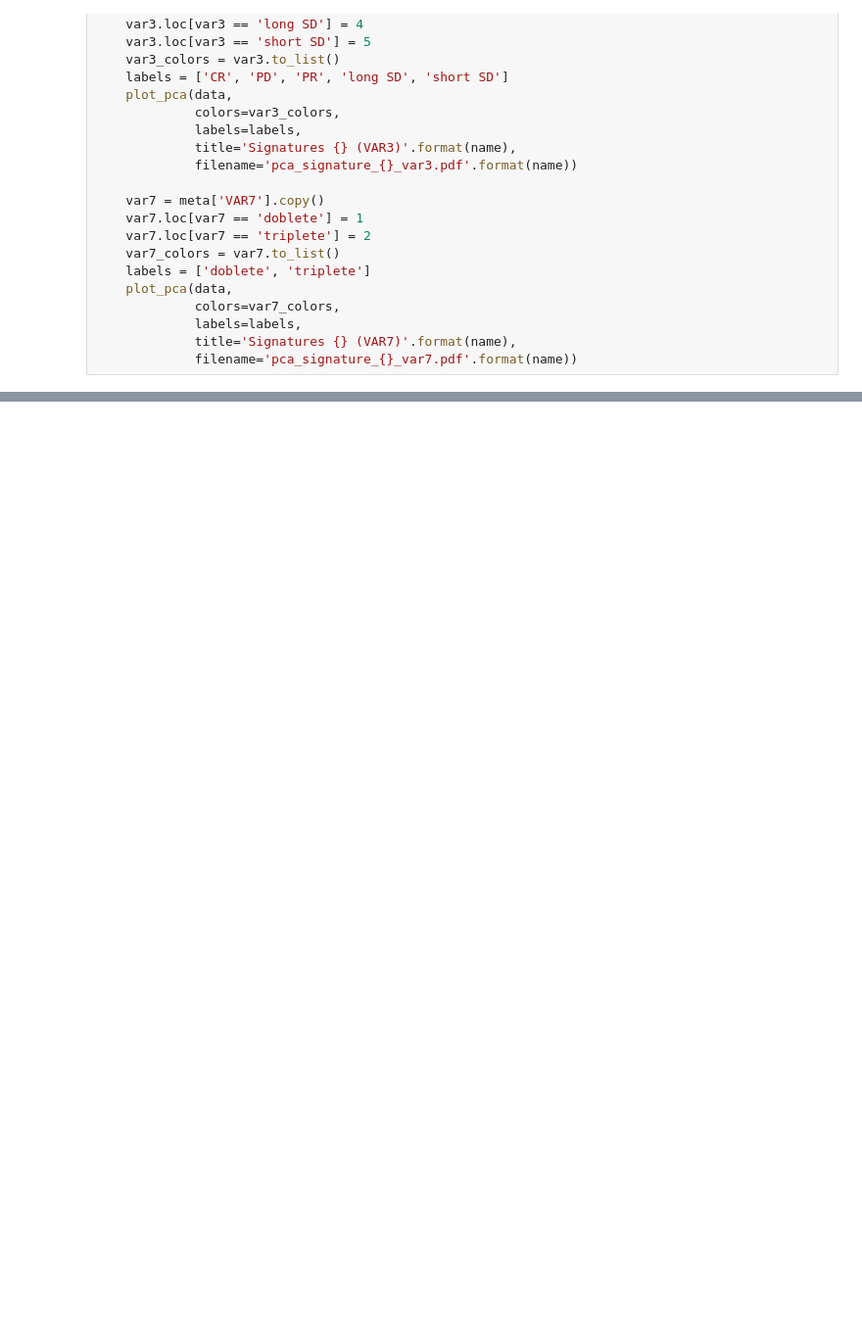
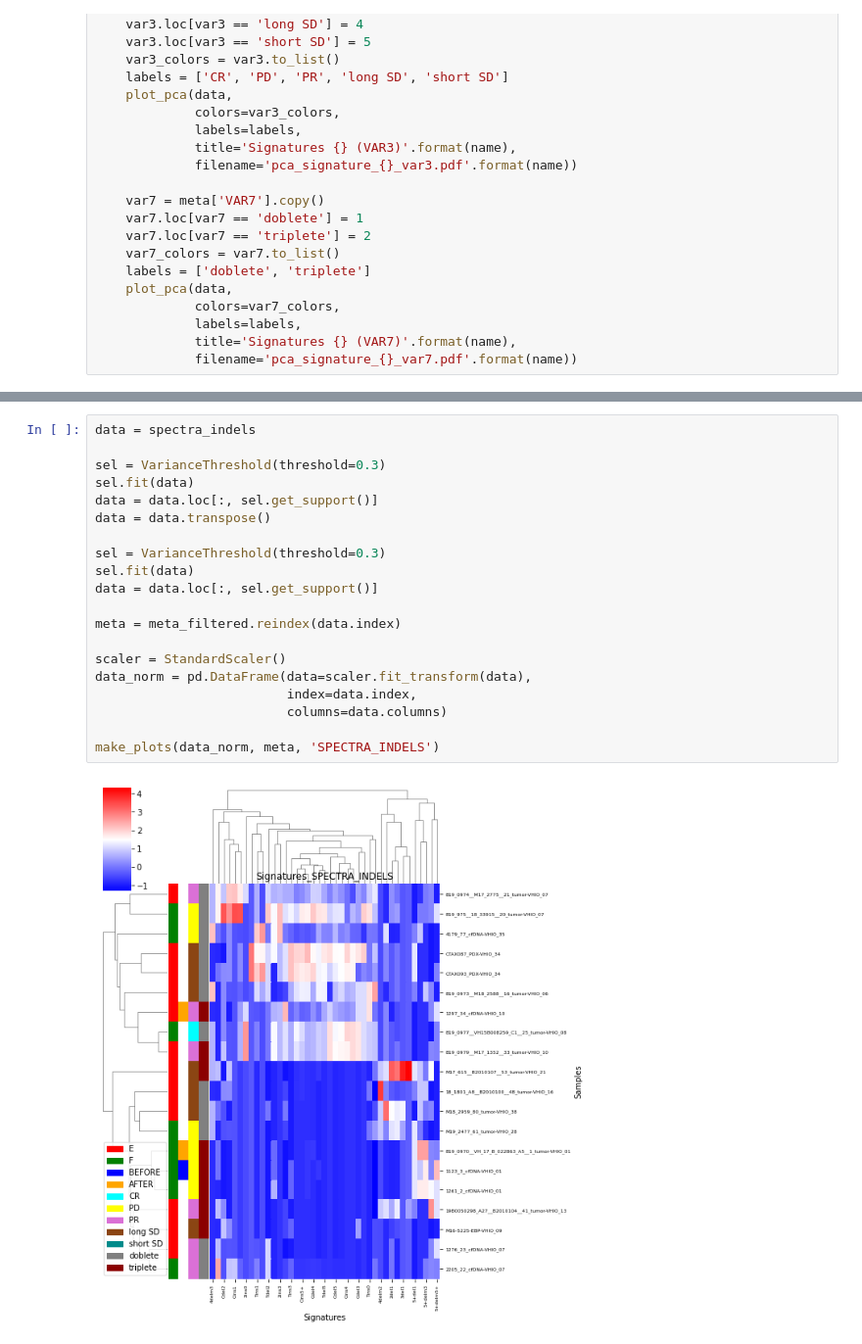
Before and after one commit to jfnavarro/scitron, a Jupyter notebook: analysis_signatures.ipynb, the cells around one changed output, grey strips where cells are left out. Shown: that part at 98% size. Saved outputs shown, nothing was run; the diff lists cells and outputs as text; blank space fills up the shorter version.

```diff
--- a/analysis_signatures.ipynb
+++ b/analysis_signatures.ipynb
@@ -187,0 +205,22 @@ FloatingPointError: NaN dissimilarity value.
+# %%
+data = spectra_indels
+
+sel = VarianceThreshold(threshold=0.3)
+sel.fit(data)
+data = data.loc[:, sel.get_support()]
+data = data.transpose()
+
+sel = VarianceThreshold(threshold=0.3)
+sel.fit(data)
+data = data.loc[:, sel.get_support()]
+
+meta = meta_filtered.reindex(data.index)
+
+scaler = StandardScaler()
+data_norm = pd.DataFrame(data=scaler.fit_transform(data),
+                         index=data.index,
+                         columns=data.columns)
+
+make_plots(data_norm, meta, 'SPECTRA_INDELS')
+# %% [output]
+[figure, added]
```
Also changed, not shown: parts of 6 cells of this notebook, 5 other files.
